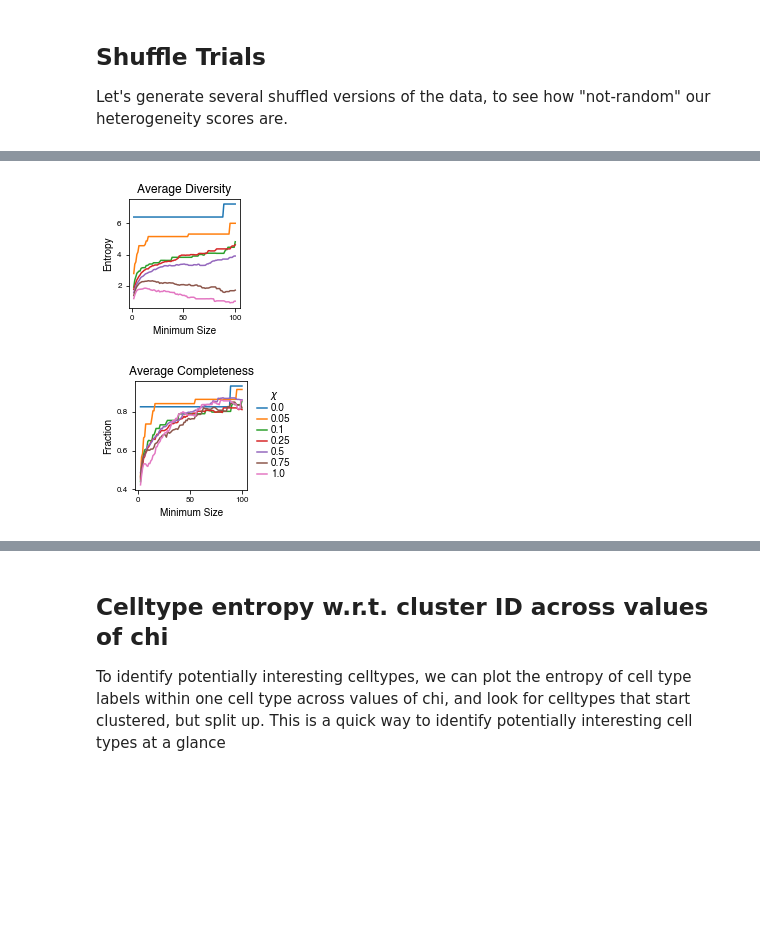
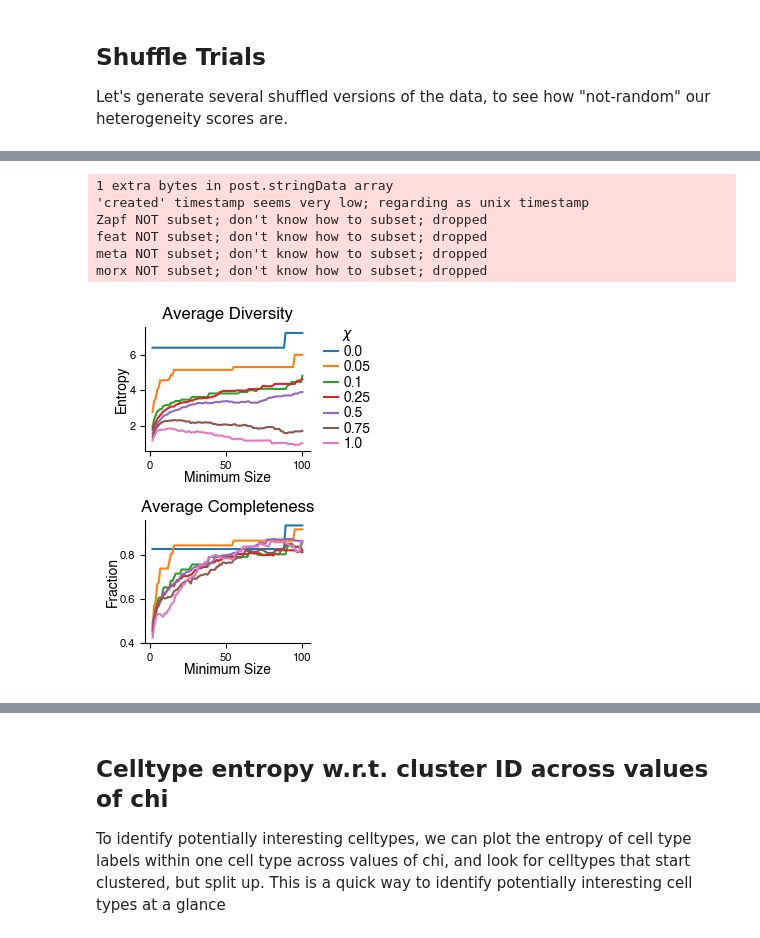
Before and after one commit to josiclab/flybrain-clustering, a Jupyter notebook: celltype figures.ipynb, the cells around one changed output, grey strips where cells are left out. Saved outputs shown, nothing was run; the diff lists cells and outputs as text; code cells hidden in the pictures; blank space fills up the shorter version.

```diff
--- a/celltype figures.ipynb
+++ b/celltype figures.ipynb
@@ -23,7 +14,6 @@ import time
 import pandas as pd
 import numpy as np
 import networkx as nx
-import dotmotif
 import collections
 from scipy import sparse as sp
 from scipy.stats import rankdata
@@ -36,6 +26,8 @@ import matplotlib.pyplot as plt
 from matplotlib.colors import ListedColormap
 plt.rcParams["pdf.fonttype"] = 42
 plt.rcParams["font.sans-serif"] = "Helvetica"
+plt.rcParams['axes.spines.right'] = False
+plt.rcParams['axes.spines.top'] = False
 
 
 import bokeh
@@ -752,9 +656,18 @@ if recompute_shuffle:
     shuffled_labels_df = pd.DataFrame(HB_node_df[reneel_params + ['celltype', 'type_group']])
 
 
-    for t in range(n_trials):
-        for c in reneel_params + ['celltype', 'type_group']:
-            shuffled_labels_df[c + '_shuffle_' + str(t)] = np.random.permutation(shuffled_labels_df[c].values)
+    # shuffled_labels = [np.random.permutation(shuffled_labels_df[c].values)
+    #                    for c in reneel_params + ['celltype', 'type_group']
+    #                    for t in range(n_trials)]
+    shuffled_labels = pd.DataFrame({f"{c}_shuffle_{t}":
+                                    np.random.permutation(shuffled_labels_df[c].values)
+                                    for t in range(n_trials)
+                                    for c in reneel_params + ['celltype', 'type_group']},
+                                    index=shuffled_labels_df.index)
+    shuffled_labels_df = pd.concat([shuffled_labels_df, shuffled_labels], axis=1)
+    # for t in range(n_trials):
+    #     for c in reneel_params + ['celltype', 'type_group']:
+    #         shuffled_labels_df[c + '_shuffle_' + str(t)] = np.random.permutation(shuffled_labels_df[c].values)
     log_msg(f"Saving to {shuffle_csv}")
     shuffled_labels_df.to_csv(shuffle_csv)
 else:
@@ -1031,43 +954,53 @@ stdent = pd.DataFrame({chi: [j[j[f"{chi}_count"] >= thresh][f"{identifier}_entro
 # %%
 
 
 cm = dict(zip(reneel_params, bokeh.palettes.Category20_20[::2]))
 cmstd = dict(zip(reneel_params, bokeh.palettes.Category20_20[1::2]))
 # for df, dfs, name in zip([dfent, dfcom], [dfshufent, dfshufcom], ["Entropy", "Completeness"]):
-for df, std, name, ylabel in zip([dfent, dfcom], [stdcom, stdent], ["Diversity", "Completeness"], ["Entropy", "Fraction"]):
-    plt.figure(figsize=(2,2))
+plt.figure(figsize=(3,4), tight_layout="tight")
+for panel, (df, std, name, ylabel) in enumerate(zip([dfent, dfcom], [stdcom, stdent], ["Diversity", "Completeness"], ["Entropy", "Fraction"])):
+    # plt.figure(figsize=(2,2))
+    plt.subplot(2,1,panel+1)
 #     plt.suptitle(f"Cluster {name}")
 #     plt.subplot(1,2,1)
     plt.title(f"Average {name}", fontsize=12)
     for chi in reneel_params:
         plt.plot(df.index, df[chi], label=f"{float(chi)}", c=cm[chi])
 #         if name == "Entropy":
 #             plt.fill_between(std.index, df[chi] - 3 * std[chi], df[chi] + 3 * std[chi],
 #                              color=cmstd[chi], alpha=0.5)
 #         plt.plot(dfs.index, dfs[chi], c=cm[chi], linestyle="dashed")
-    plt.xlabel("Minimum Size", fontsize=10)
-    plt.ylabel(ylabel, fontsize=10)
+    plt.xlabel("Minimum Size", fontsize=10, labelpad=0)
+    plt.ylabel(ylabel, fontsize=10, labelpad=0)
     plt.xticks(fontsize=8)
     plt.yticks(fontsize=8)
-    if name == "Completeness":
+    # if name == "Completeness":
+    if panel == 0:
         plt.legend(title=r"$\chi$", fontsize=10,
                    handlelength=1, handletextpad=0.4,
                    labelspacing=0.1,
                    frameon=False,
-                   loc="upper left", bbox_to_anchor=(1.01, 1))
-    for ext in ["png", "pdf"]:
-        plt.savefig(os.path.join(figure_dir, "Supplement", f"average-{name}.{ext}"), bbox_inches="tight")
+                   loc="upper left", bbox_to_anchor=(1.01, 1.1))
+    # for ext in ["png", "pdf"]:
+    #     plt.savefig(os.path.join(figure_dir, "Supplement", f"average-{name}.{ext}"), bbox_inches="tight")
+for ext in ["png", "pdf"]:
+    plt.savefig(os.path.join(figure_dir, "Supplement", f"average-combined.{ext}"), bbox_inches="tight")
 
 #     plt.subplot(1,2,2)
 #     for t, c in zip(df.index, cc.kr[50::2]):
 #         plt.plot([float(c) for c in reneel_params], df.loc[t], color=c)
 #     plt.xlabel("Chi")
 
 #     for ext in ["png", "eps"]:
 #         plt.savefig(os.path.join(figure_dir, "Supplement", f"average-{name}.{ext}"), bbox_inches="tight")
 # %% [output]
+1 extra bytes in post.stringData array
+'created' timestamp seems very low; regarding as unix timestamp
+Zapf NOT subset; don't know how to subset; dropped
+feat NOT subset; don't know how to subset; dropped
+meta NOT subset; don't know how to subset; dropped
+morx NOT subset; don't know how to subset; dropped
-[figure, old version]
+[figure, new version]
-[figure, removed]
 # %%
 
 rs = {}
```
Also changed, not shown: parts of 28 cells of this notebook.
